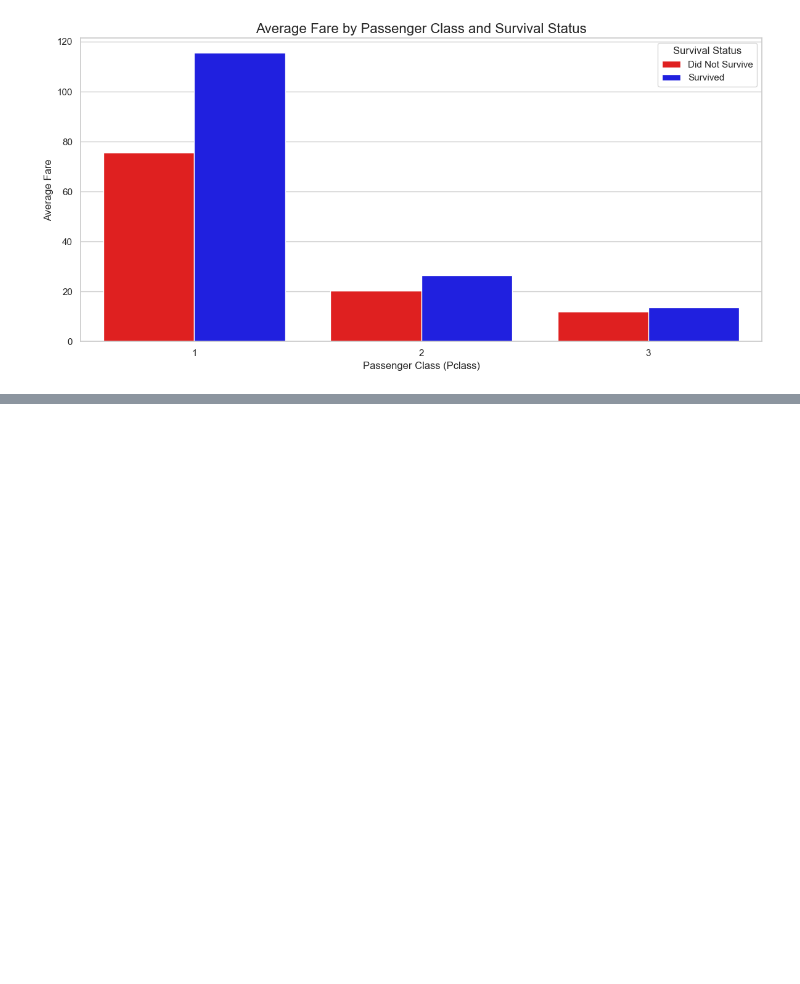
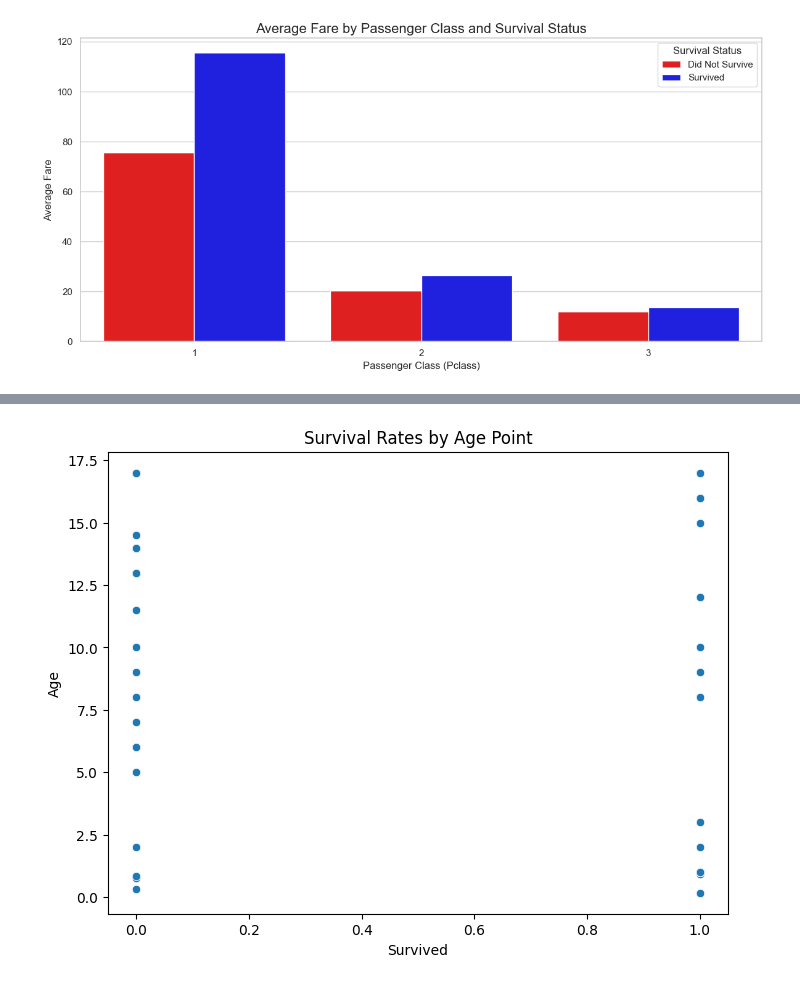
Before and after one commit to youssef-113/Data-Visualization, a Jupyter notebook: Titanic Dataset/solve-assignment.ipynb, the cells around one changed output, grey strips where cells are left out. Saved outputs shown, nothing was run; the diff lists cells and outputs as text; code cells hidden in the pictures; blank space fills up the shorter version.

```diff
--- a/Titanic Dataset/solve-assignment.ipynb
+++ b/Titanic Dataset/solve-assignment.ipynb
@@ -450,0 +464,8 @@ The `ci` parameter is deprecated. Use `errorbar=None` for the same effect.
+# %%
+min_Aged = titanic.sort_values(by='Age', ascending=True).head(40)
+plt.figure(figsize=(8, 6))
+sns.scatterplot(x='Survived', y='Age', data=min_Aged)
+plt.title('Survival Rates by Age Point')
+plt.show()
+# %% [output]
+[figure, added]
```
Also changed, not shown: parts of 8 cells of this notebook.
